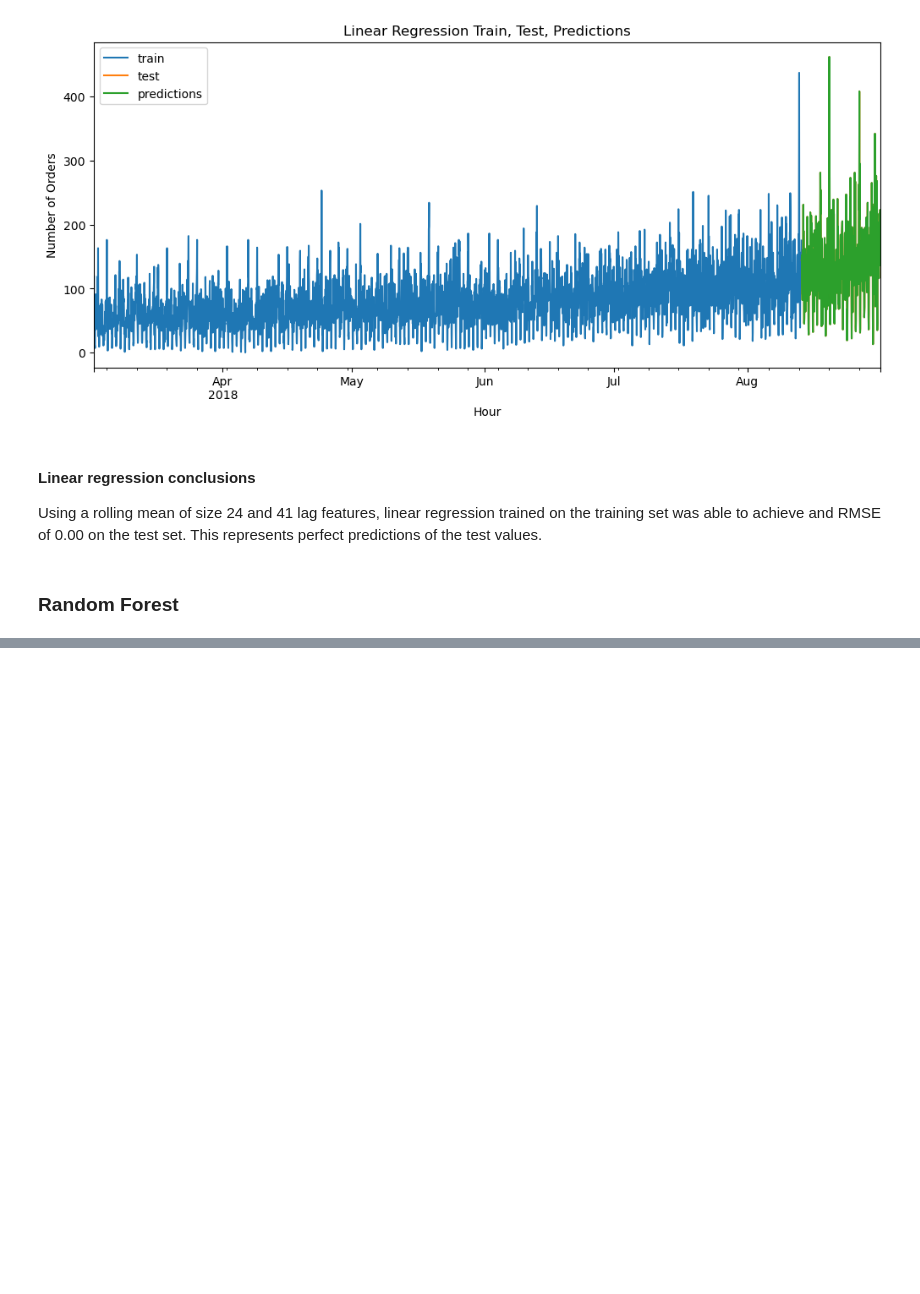
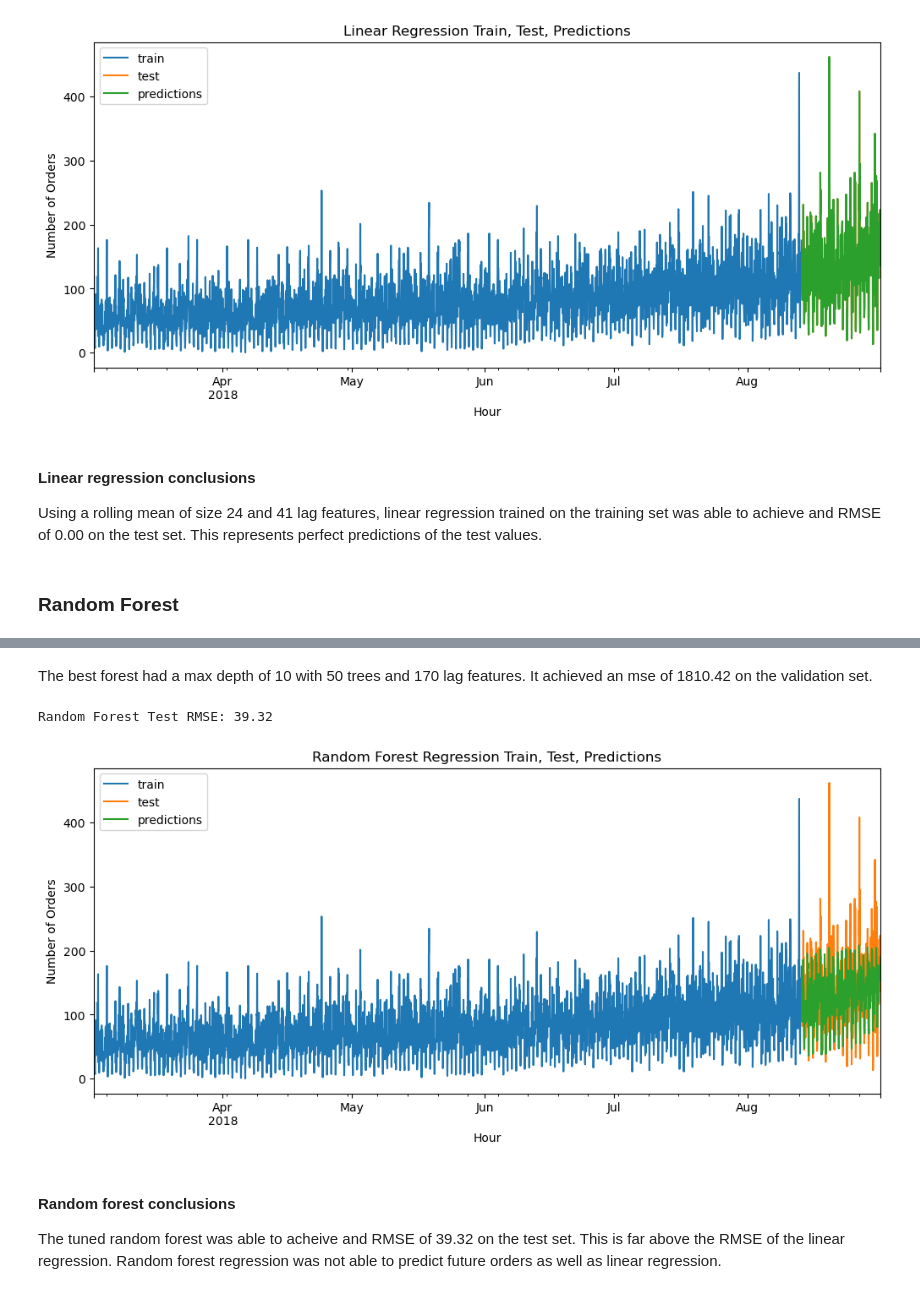
Before and after one commit to kellyshreeve/forecasting-taxi-orders, a Jupyter notebook: taxi_analysis.ipynb, the cells around one changed output, grey strips where cells are left out. Drawn from its saved outputs; the diff is of its cells as text; code cells hidden in the pictures; blank space fills up the shorter version.

Commit message:
final conclusions

```diff
--- a/taxi_analysis.ipynb
+++ b/taxi_analysis.ipynb
@@ -345,0 +378,36 @@ InvalidParameterError: The 'fit_intercept' parameter of LinearRegression must be
+# %% [markdown]
+The best forest had a max depth of 10 with 50 trees and 170 lag features. It achieved an mse of 1810.42 on the validation set.
+# %%
+# Fit best forest to training data with extra features
+forest.fit(targ_train, exog=feat_train[['rolling_mean', 'year', 'day', 'month', 'hour']])
+
+# Predict test set
+predictions = forest.predict(steps=len(targ_test), exog=feat_test[['rolling_mean', 'year', 'day', 'month', 'hour']])
+
+# Calculate RMSE of test and predictions
+rmse = mean_squared_error(targ_test, predictions, squared=False)
+
+print(f'Random Forest Test RMSE: {rmse:.2f}')
+# %% [output]
+Random Forest Test RMSE: 39.32
+# %%
+# Plot train, test, and predictions of best random forest
+fig, ax = plt.subplots(figsize=(12, 5))
+
+targ_train.plot(ax=ax, label='train')
+targ_test.plot(ax=ax, label='test')
+predictions.plot(ax=ax, label='predictions')
+
+ax.legend()
+
+plt.title('Random Forest Regression Train, Test, Predictions')
+plt.xlabel('Hour')
+plt.ylabel('Number of Orders')
+
+plt.show()
+# %% [output]
+[figure, added]
+# %% [markdown]
+#### Random forest conclusions
+
+The tuned random forest was able to acheive and RMSE of 39.32 on the test set. This is far above the RMSE of the linear regression. Random forest regression was not able to predict future orders as well as linear regression.
```
Also changed, not shown: parts of 8 cells of this notebook.
